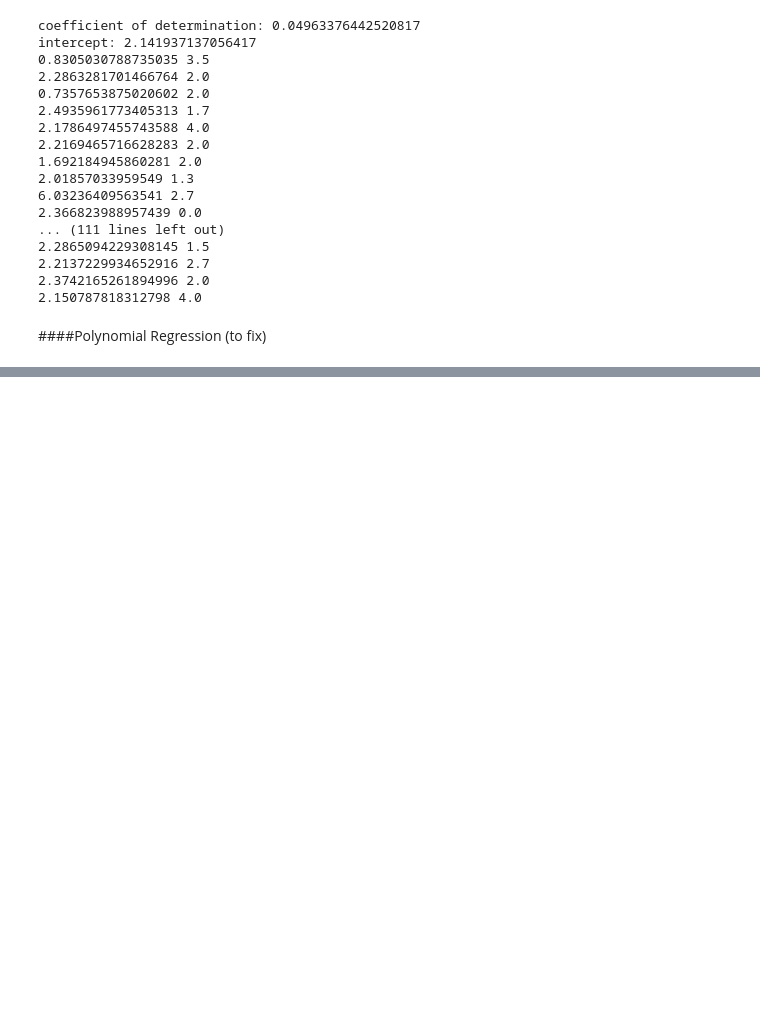
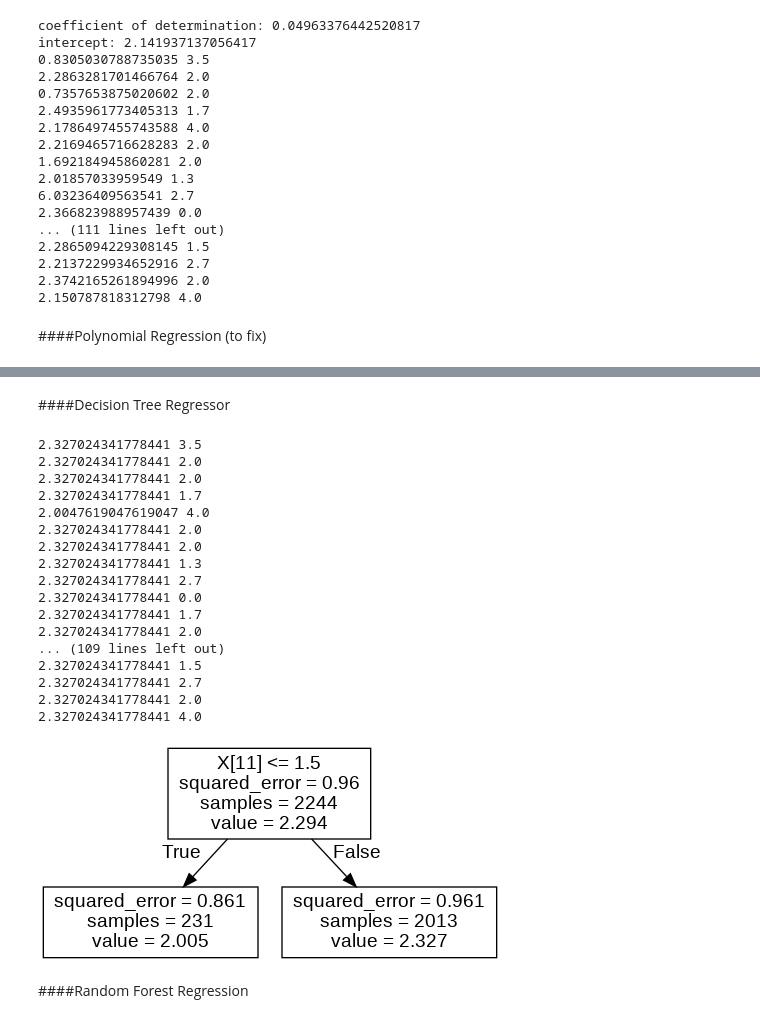
Before and after one commit to FedeSpu/argumentative-debates, a Jupyter notebook: argumentative-debates.ipynb, the cells around one changed output, grey strips where cells are left out. Drawn from its saved outputs; the diff is of its cells as text; code cells hidden in the pictures; blank space fills up the shorter version.

Commit message:
Implemented some baseline ML Regression models

```diff
--- a/argumentative-debates.ipynb
+++ b/argumentative-debates.ipynb
@@ -1064,11 +1070,10 @@ intercept: 2.141937137056417
 from sklearn.preprocessing import PolynomialFeatures
 
 # define the pipeline and train model
-base_model = PolynomialFeatures(degree=2)
+input = PolynomialFeatures(degree=2, include_bias=False).fit_transform(claim_train)
 
-base_model.fit(claim_train, y_train)
+base_model = LinearRegression().fit(input, y_train)
 
-y_pred = base_model.predict(claim_test)
 #print('predicted response:', y_pred, sep='\n')
 
 print("\n".join("{} {}".format(x, y) for x, y in zip(y_pred, y_test)))
@@ -1076,0 +1100,18 @@ AttributeError: ignored
+# %%
+from sklearn.linear_model import RANSACRegressor
+
+# Set RANSAC hyperparameters
+ransac = RANSACRegressor(LinearRegression(),
+		max_trials=4, 		# Number of Iterations
+		min_samples=2, 		# Minimum size of the sample
+		loss='absolute_loss', 	# Metrics for loss
+		residual_threshold=10 	# Threshold
+		)
+
+# Train model
+ransac.fit(claim_train, y_train)
+
+y_pred = ransac.predict(claim_test)
+#print('predicted response:', y_pred, sep='\n')
+
+print("\n".join("{} {}".format(x, y) for x, y in zip(y_pred, y_test)))
@@ -1076,0 +1136,42 @@ AttributeError: ignored
+# %% [markdown]
+####Decision Tree Regressor
+# %%
+from sklearn.tree import DecisionTreeRegressor
+import graphviz
+from sklearn.tree import export_graphviz
+from IPython.display import Image
+
+# Build decision tree
+tree=DecisionTreeRegressor(max_depth=1)
+tree.fit(claim_train,y_train)
+
+y_pred = tree.predict(claim_test)
+#print('predicted response:', y_pred, sep='\n')
+
+print("\n".join("{} {}".format(x, y) for x, y in zip(y_pred, y_test)))
+
+dot_data = export_graphviz(tree, out_file="tree.dot")
+graph = graphviz.Source(dot_data)
+! dot -Tpng tree.dot -o tree.png
+Image(filename='tree.png')
+# %% [output]
+2.327024341778441 3.5
+2.327024341778441 2.0
+2.327024341778441 2.0
+2.327024341778441 1.7
+2.0047619047619047 4.0
+2.327024341778441 2.0
+2.327024341778441 2.0
+2.327024341778441 1.3
+2.327024341778441 2.7
+2.327024341778441 0.0
+2.327024341778441 1.7
+2.327024341778441 2.0
+... (109 lines left out)
+2.327024341778441 1.5
+2.327024341778441 2.7
+2.327024341778441 2.0
+2.327024341778441 4.0
+[figure, added]
+# %% [markdown]
+####Random Forest Regression
```
Also changed, not shown: parts of 11 cells of this notebook.
